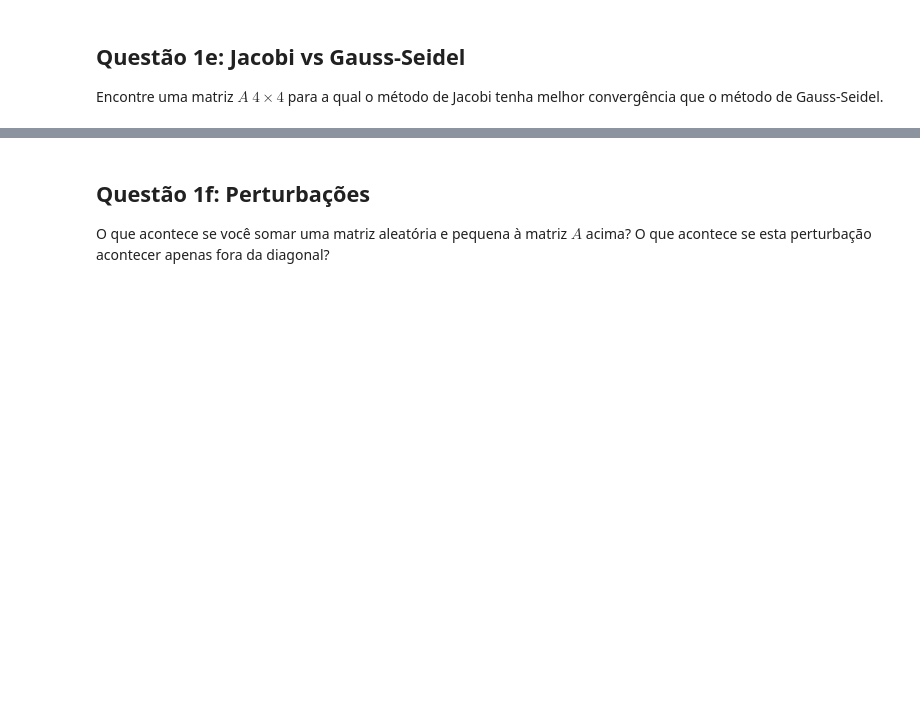
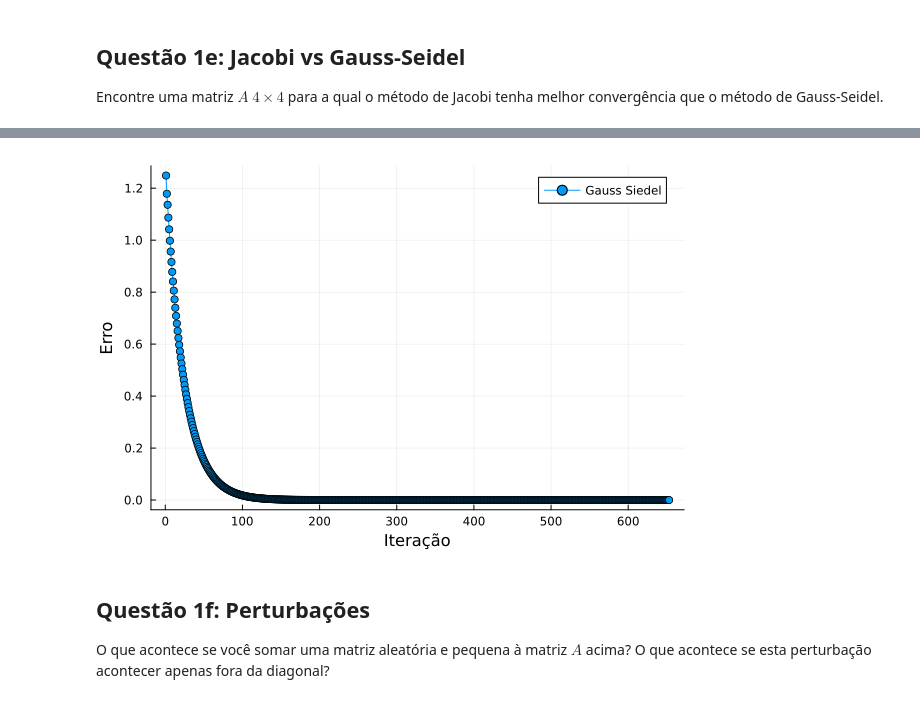
Before and after one commit to FGVTrabalhos/Jacobi, a Jupyter notebook: Projeto2.ipynb, the cells around one changed output, grey strips where cells are left out. Drawn from its saved outputs; the diff is of its cells as text; code cells hidden in the pictures; blank space fills up the shorter version.

```diff
--- a/Projeto2.ipynb
+++ b/Projeto2.ipynb
@@ -258,3 +271,7 @@ test_matrix(JacobiFaster, rand(4))
+# %%
+test_matrix_separado(JacobiFaster, rand(4), GaussSiedel, "Gauss Siedel")
+# %% [output]
+[figure, added]
 # %% [markdown]
 ## Questão 1f: Perturbações
 O que acontece se você somar uma matriz aleatória e pequena à matriz $A$ acima?  O que acontece se esta perturbação acontecer apenas fora da diagonal?
```
Also changed, not shown: parts of 10 cells of this notebook.
